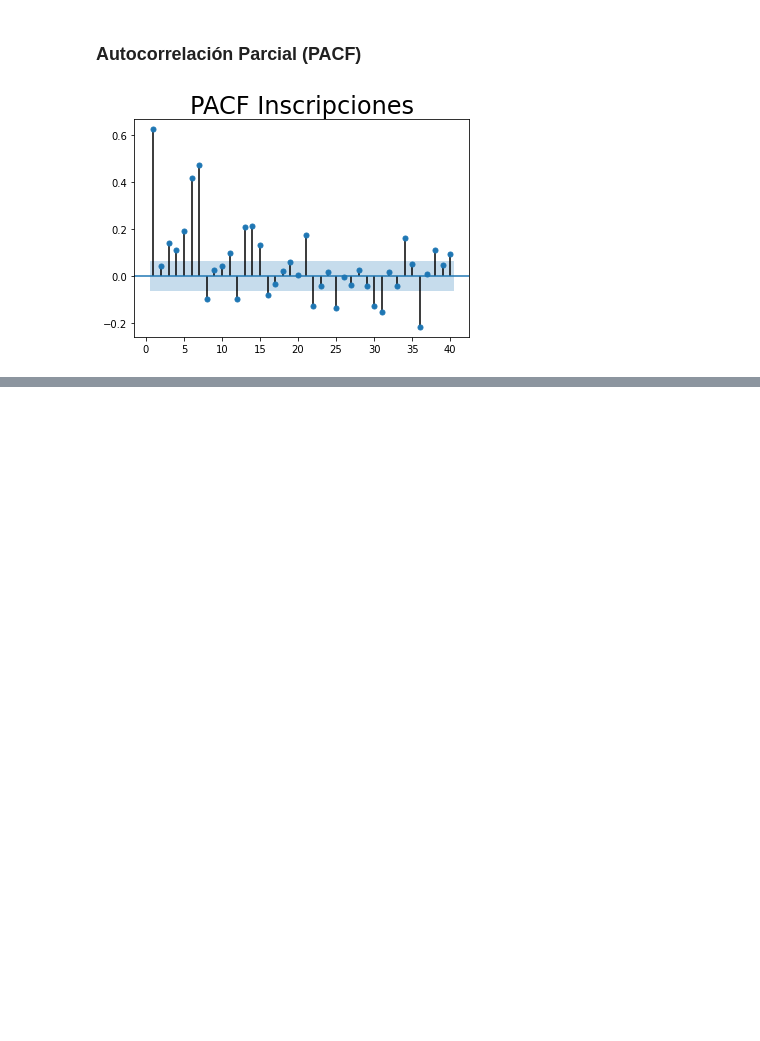
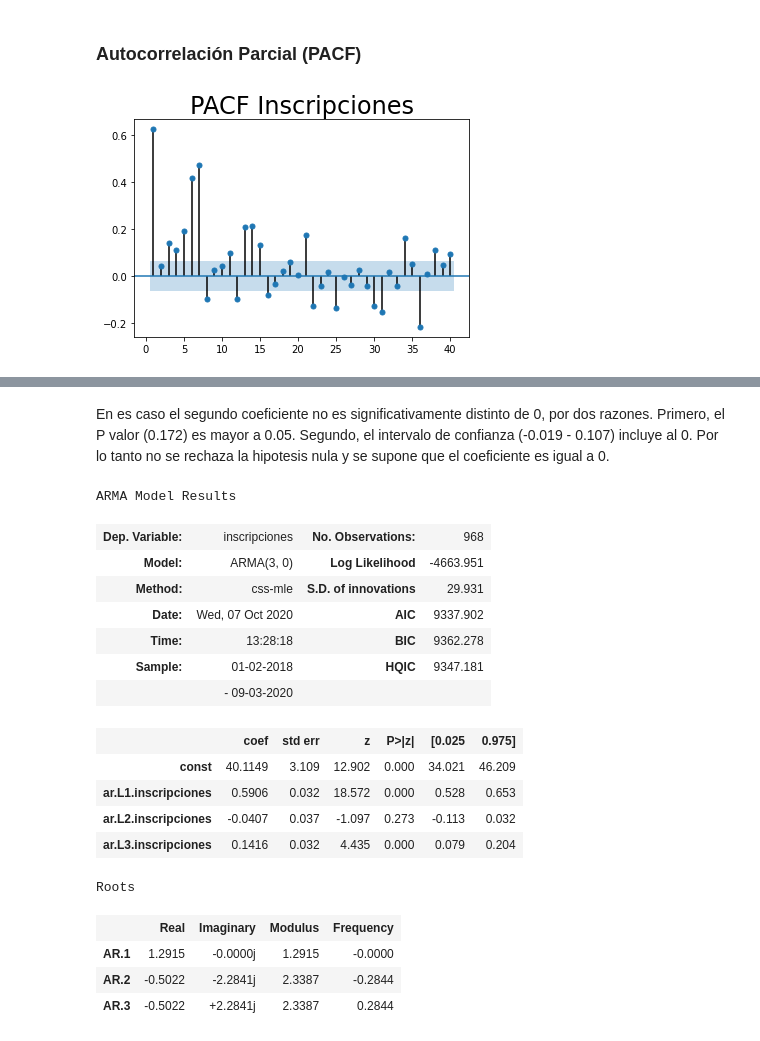
Before and after one commit to cccg8105/notebook_AD, a Jupyter notebook: Frecuencia inscripciones/ModeloAutoregresivo.ipynb, the cells around one changed output, grey strips where cells are left out. Drawn from its saved outputs; the diff is of its cells as text; code cells hidden in the pictures; blank space fills up the shorter version.

```diff
--- a/Frecuencia inscripciones/ModeloAutoregresivo.ipynb
+++ b/Frecuencia inscripciones/ModeloAutoregresivo.ipynb
@@ -59,0 +123,25 @@ plt.show()
+# %% [markdown]
+En es caso el segundo coeficiente no es significativamente distinto de 0, por dos razones. Primero, el P valor (0.172) es mayor a 0.05. Segundo, el intervalo de confianza (-0.019 - 0.107) incluye al 0. Por lo tanto no se rechaza la hipotesis nula y se supone que el coeficiente es igual a 0.
+# %%
+model_ar_3 = ARMA(dfAR.inscripciones, order=(3,0))
+results_ar_3 = model_ar_3.fit()
+results_ar_3.summary()
+# %% [output]
+ARMA Model Results
+| Dep. Variable: | inscripciones | No. Observations: | 968 |
+| Model: | ARMA(3, 0) | Log Likelihood | -4663.951 |
+| Method: | css-mle | S.D. of innovations | 29.931 |
+| Date: | Wed, 07 Oct 2020 | AIC | 9337.902 |
+| Time: | 13:28:18 | BIC | 9362.278 |
+| Sample: | 01-02-2018 | HQIC | 9347.181 |
+|  | - 09-03-2020 |  |  |
+|  | coef | std err | z | P>|z| | [0.025 | 0.975] |
+| const | 40.1149 | 3.109 | 12.902 | 0.000 | 34.021 | 46.209 |
+| ar.L1.inscripciones | 0.5906 | 0.032 | 18.572 | 0.000 | 0.528 | 0.653 |
+| ar.L2.inscripciones | -0.0407 | 0.037 | -1.097 | 0.273 | -0.113 | 0.032 |
+| ar.L3.inscripciones | 0.1416 | 0.032 | 4.435 | 0.000 | 0.079 | 0.204 |
+Roots
+|  | Real | Imaginary | Modulus | Frequency |
+| AR.1 | 1.2915 | -0.0000j | 1.2915 | -0.0000 |
+| AR.2 | -0.5022 | -2.2841j | 2.3387 | -0.2844 |
+| AR.3 | -0.5022 | +2.2841j | 2.3387 | 0.2844 |
```
Also changed, not shown: parts of 23 cells of this notebook.
